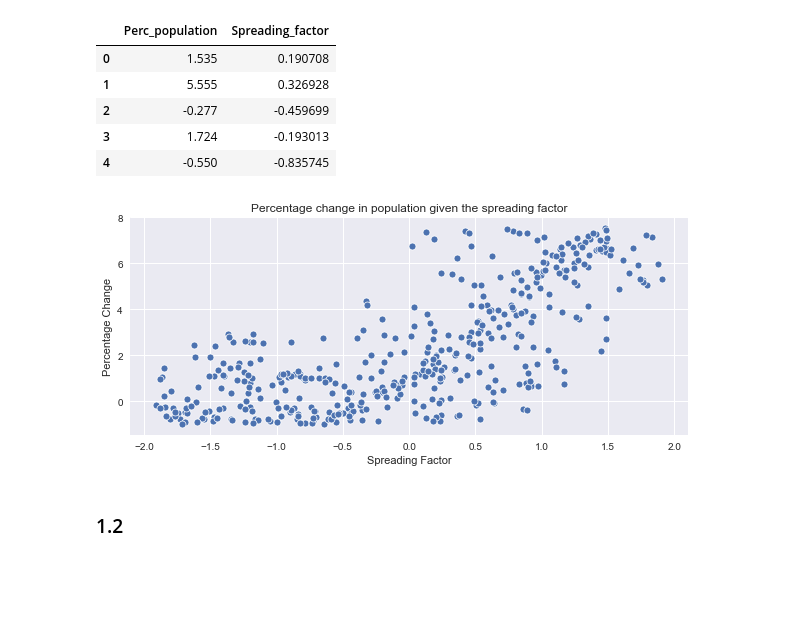
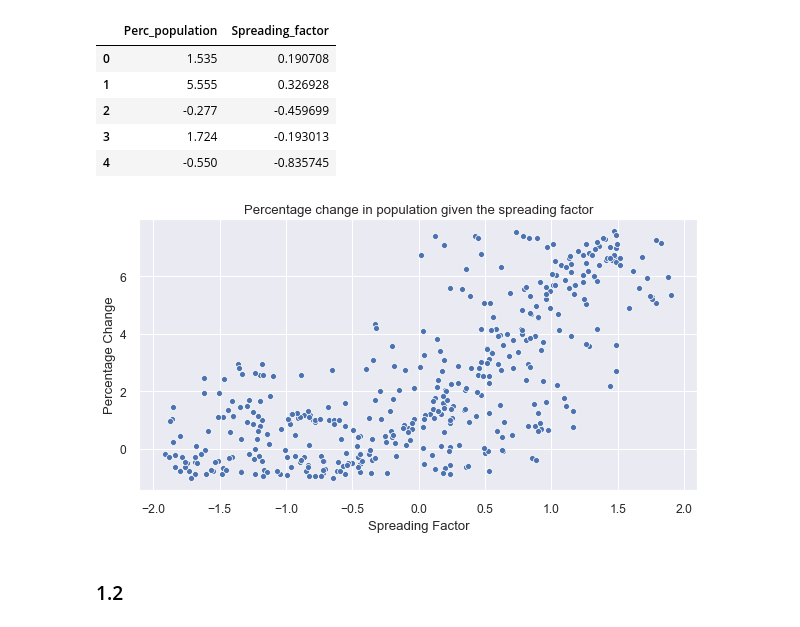
Before and after one commit to Wangsherpa/homeworks, a Jupyter notebook: Homework-2/ai1_c1_homework2_students.ipynb, the cells around one changed output. Cells and saved outputs as stored; diff of their text form; code cells hidden in the pictures; blank space fills up the shorter version.

Commit message:
updated font size

```diff
--- a/Homework-2/ai1_c1_homework2_students.ipynb
+++ b/Homework-2/ai1_c1_homework2_students.ipynb
@@ -127,6 +127,8 @@ the spreading factor and percentage change in population?
 # %%
 # set default plot theme as seaborn
 plt.style.use('seaborn')
+sns.set(font_scale=1.1)
+
 df = pd.read_csv('data/bacteria_train.csv')
 df.head()
 # %% [output]
@@ -137,14 +139,14 @@ df.head()
 | 3 | 1.724 | -0.193013 |
 | 4 | -0.550 | -0.835745 |
 # %%
-plt.figure(figsize=(10, 4))
+plt.figure(figsize=(10, 5))
 sns.scatterplot(x='Spreading_factor', y='Perc_population', data=df)
 plt.title("Percentage change in population given the spreading factor")
 plt.xlabel("Spreading Factor")
 plt.ylabel("Percentage Change")
 plt.show()
 # %% [output]
-[figure, old version]
+[figure, new version]
 # %% [markdown]
 ### 1.2
 # %% [markdown]
```
Also changed, not shown: parts of 14 cells of this notebook.
